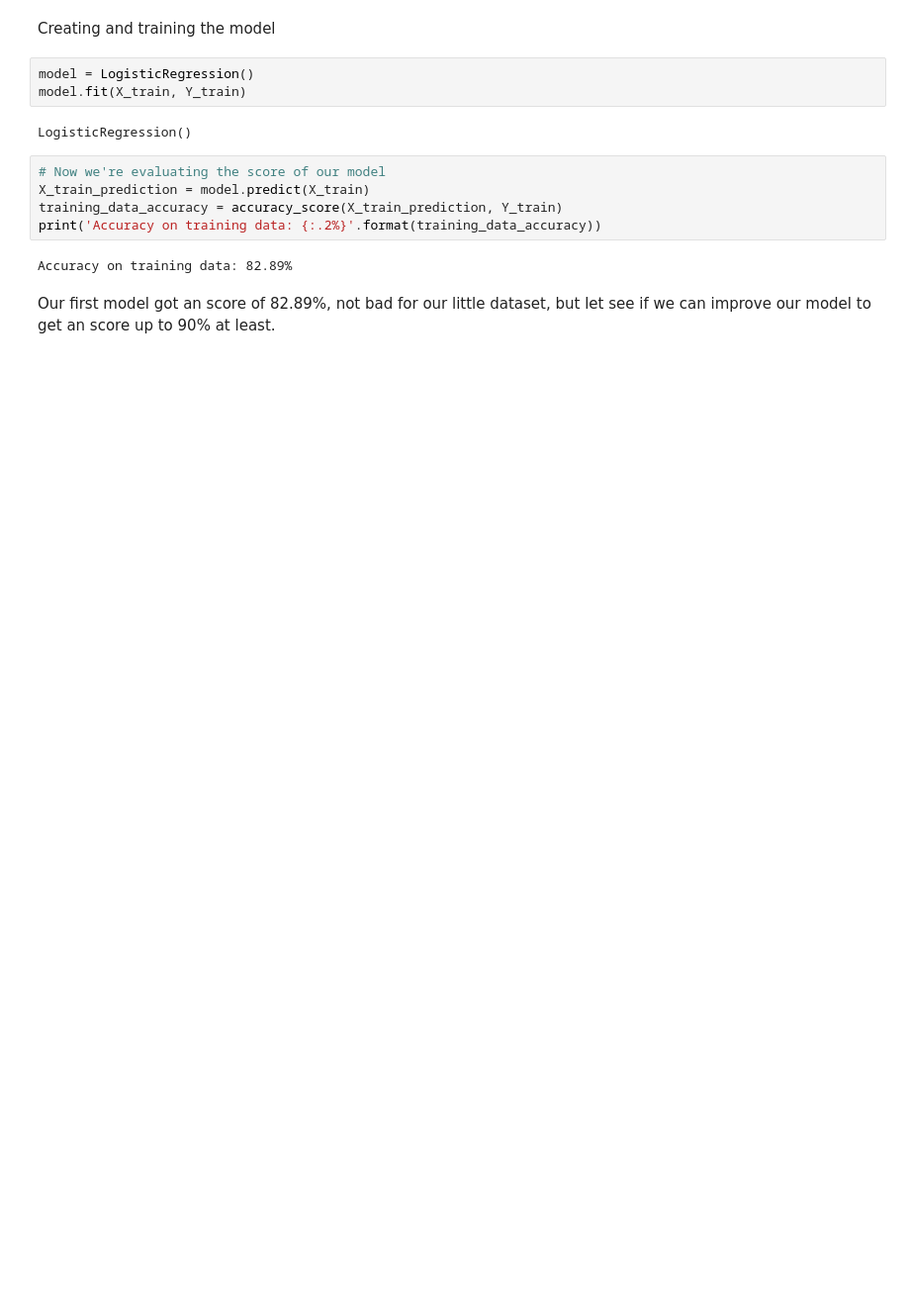
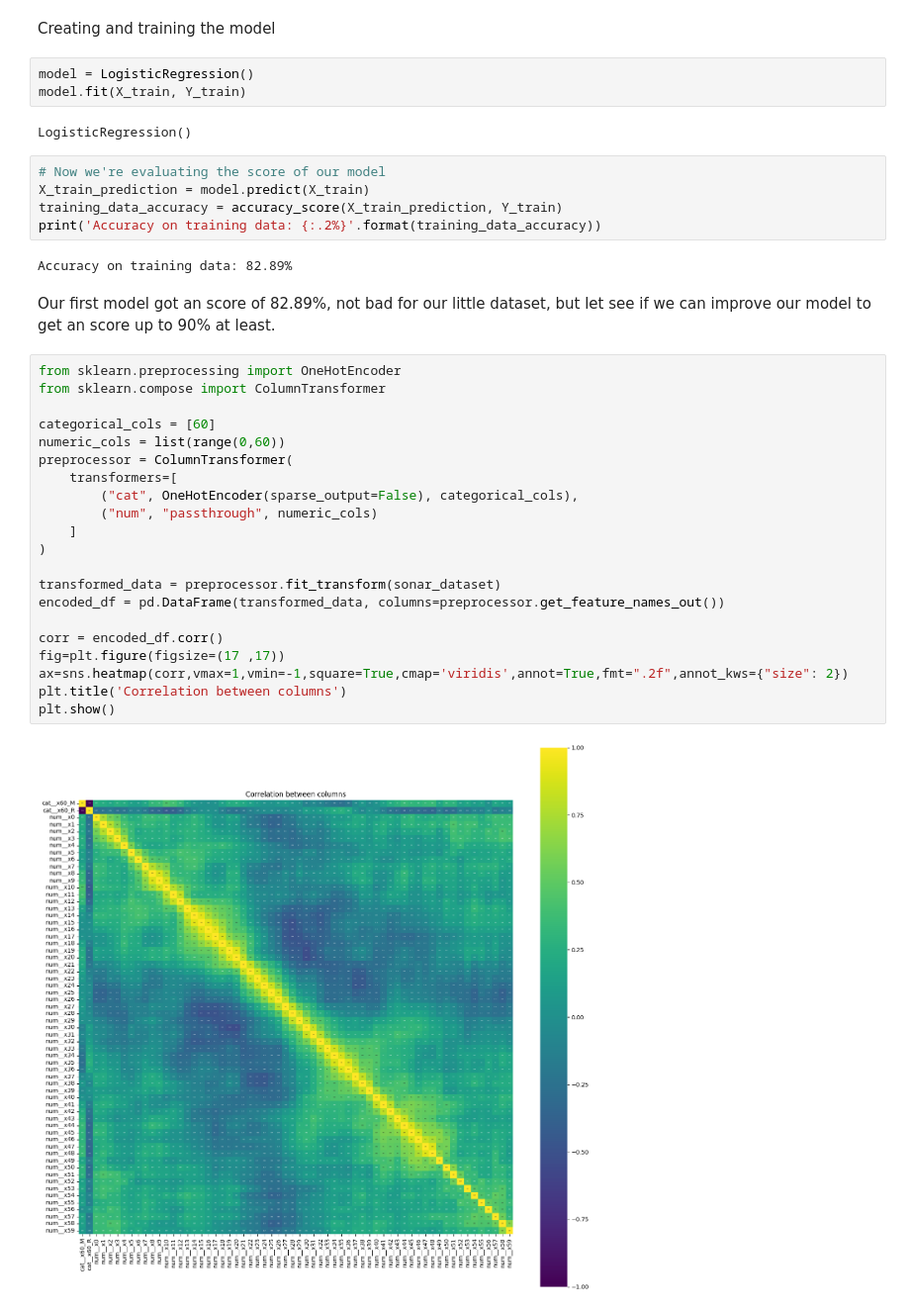
Before and after one commit to LaloDN/Submarine-sonar-prediction, a Jupyter notebook: Submarine_sonar_prediction.ipynb, the cells around one changed output. Shown: that part at 99% size. Cells and saved outputs as stored; diff of their text form; blank space fills up the shorter version.

```diff
--- a/Submarine_sonar_prediction.ipynb
+++ b/Submarine_sonar_prediction.ipynb
@@ -147,3 +147,26 @@ print('Accuracy on training data: {:.2%}'.format(training_data_accuracy))
 Accuracy on training data: 82.89%
 # %% [markdown]
 Our first model got an score of 82.89%, not bad for our little dataset, but let see if we can improve our model to get an score up to 90% at least.
+# %%
+from sklearn.preprocessing import OneHotEncoder
+from sklearn.compose import ColumnTransformer
+
+categorical_cols = [60]
+numeric_cols = list(range(0,60))
+preprocessor = ColumnTransformer(
+    transformers=[
+        ("cat", OneHotEncoder(sparse_output=False), categorical_cols),
+        ("num", "passthrough", numeric_cols)
+    ]
+)
+
+transformed_data = preprocessor.fit_transform(sonar_dataset)
+encoded_df = pd.DataFrame(transformed_data, columns=preprocessor.get_feature_names_out())
+
+corr = encoded_df.corr()
+fig=plt.figure(figsize=(17 ,17))
+ax=sns.heatmap(corr,vmax=1,vmin=-1,square=True,cmap='viridis',annot=True,fmt=".2f",annot_kws={"size": 2})
+plt.title('Correlation between columns')
+plt.show()
+# %% [output]
+[figure, added]
```
Also changed, not shown: parts of 8 cells of this notebook.
